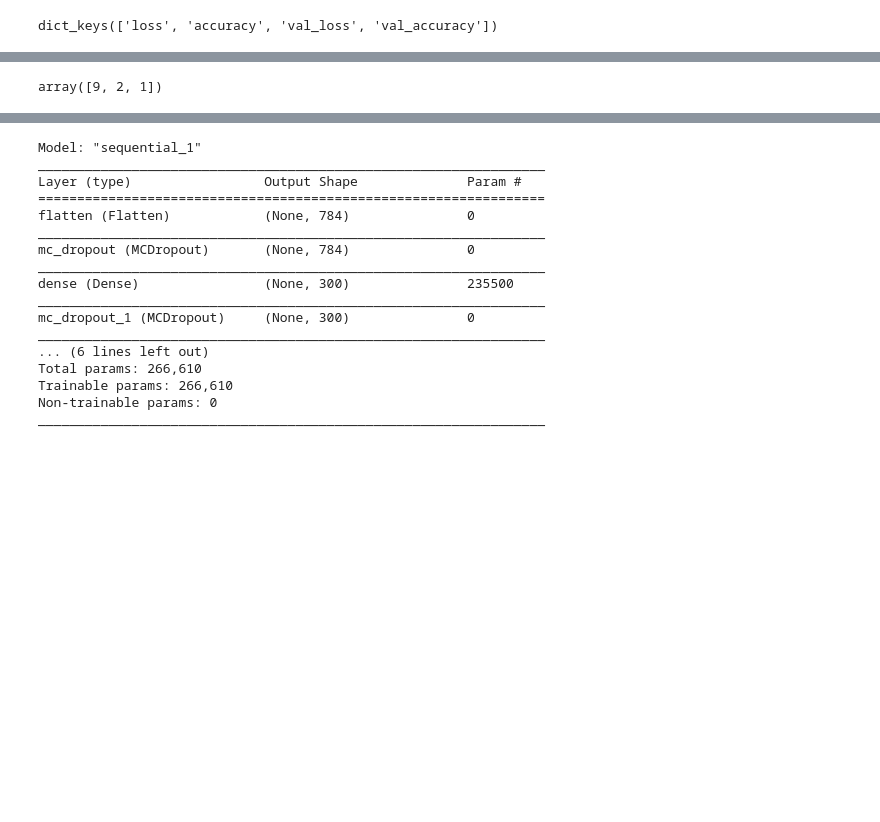
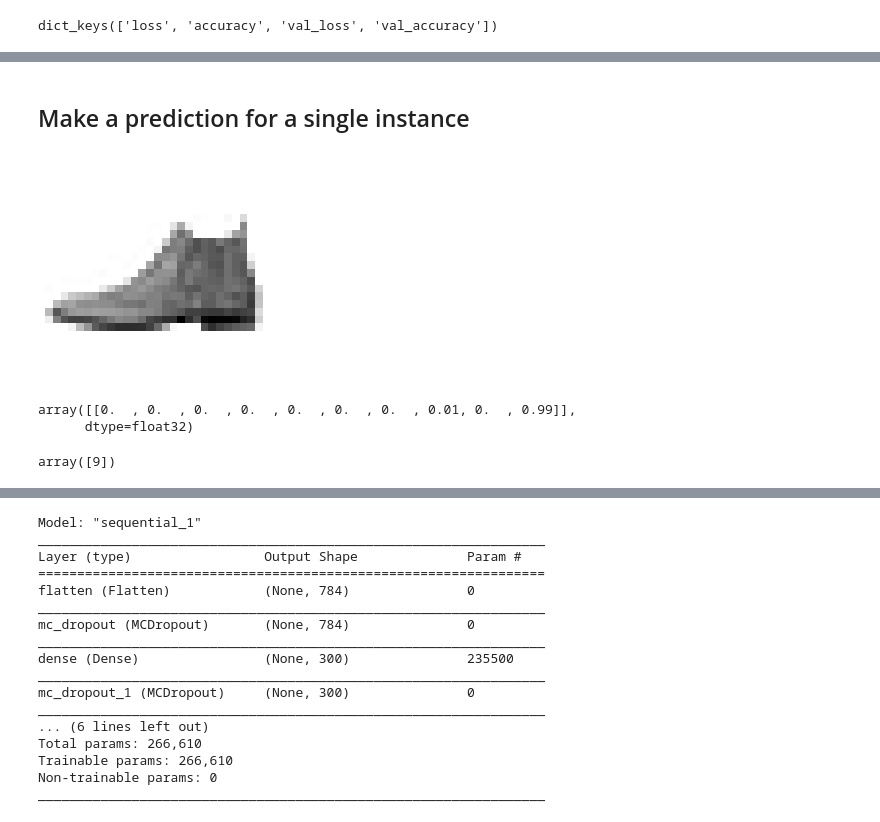
Before and after one commit to tzamalisp/dev_tasks, a Jupyter notebook: NBs/NN01 - Neural Networks Introduction - MNIST Fashion (Classification).ipynb, the cells around one changed output, grey strips where cells are left out. Saved outputs shown, nothing was run; the diff lists cells and outputs as text; code cells hidden in the pictures; blank space fills up the shorter version.

```diff
--- a/NBs/NN01 - Neural Networks Introduction - MNIST Fashion (Classification).ipynb
+++ b/NBs/NN01 - Neural Networks Introduction - MNIST Fashion (Classification).ipynb
@@ -42,4 +99,3 @@ dtype('uint8')
 # %%
-X_valid, X_train = X_train_full[:5000] / 255., X_train_full[5000:] / 255.
+X_valid, X_train = X_train_full[:5000], X_train_full[5000:]
 y_valid, y_train = y_train_full[:5000], y_train_full[5000:]
-X_test = X_test / 255.
@@ -258,8 +430,22 @@ array([[0.  , 0.  , 0.  , 0.  , 0.  , 0.11, 0.  , 0.05, 0.  , 0.83],
+# %% [markdown]
+## Make a prediction for a single instance
+# %%
+plt.imshow(X_test_normalized[0], cmap="binary")
+plt.axis('off')
+plt.show()
+# %% [output]
+[figure, added]
+# %%
+y_proba_softmax = model.predict(X_test_normalized[0:1])
+y_proba_softmax.round(2)
+# %% [output]
+array([[0.  , 0.  , 0.  , 0.  , 0.  , 0.  , 0.  , 0.01, 0.  , 0.99]],
+      dtype=float32)
 # %%
-y_pred = np.argmax(model.predict(X_new), axis=-1)
+y_pred = np.argmax(model.predict(X_test_normalized[0:1]), axis=-1)
 y_pred
 # %% [output]
-array([9, 2, 1])
+array([9])
 # %%
 np.array(class_names)[y_pred]
 # %% [output]
```
Also changed, not shown: parts of 154 cells of this notebook, 1 other file.
